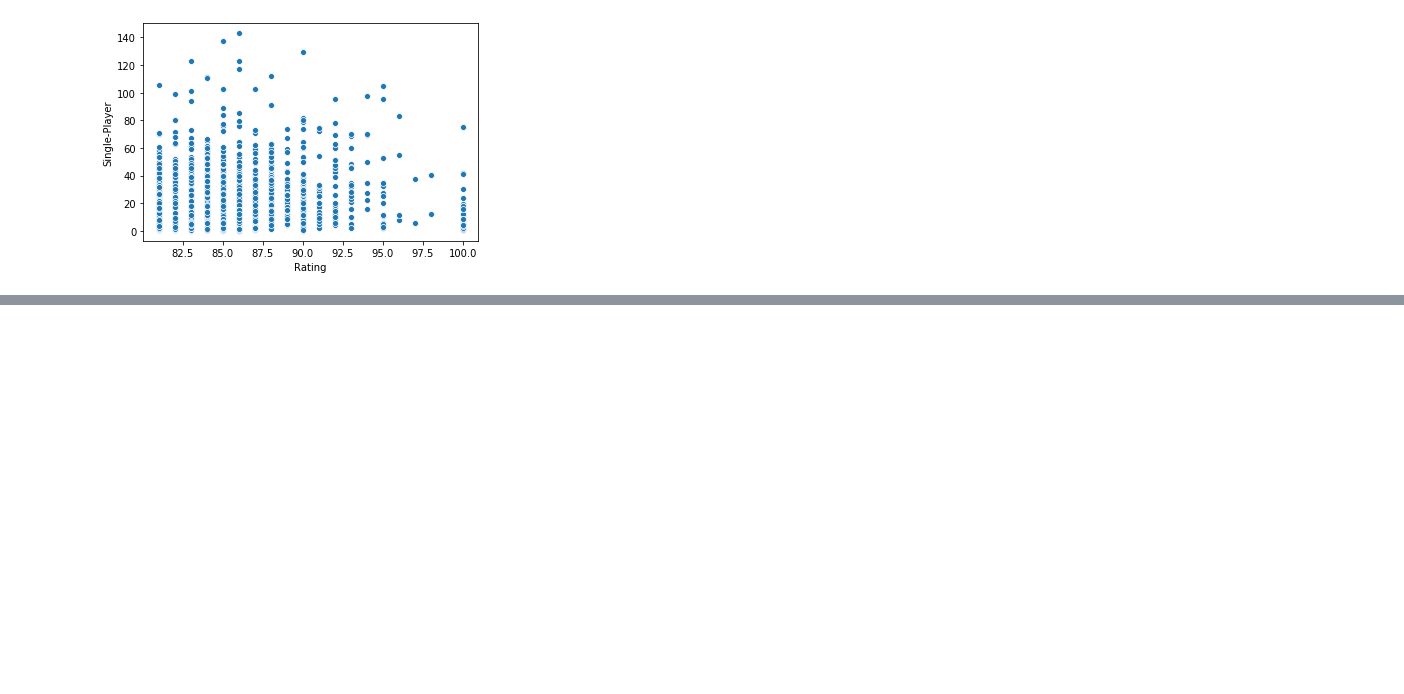
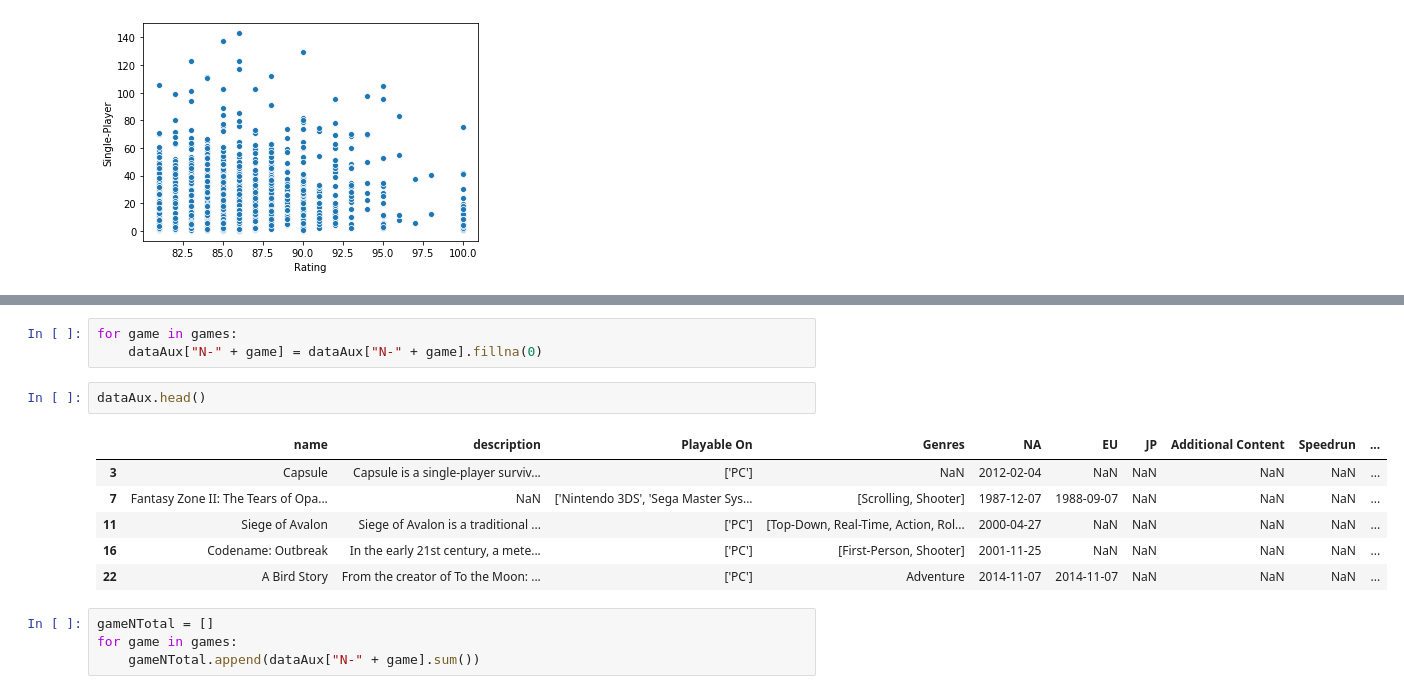
Before and after one commit to TFM-UAH-ammz/MainScrappingTool, a Jupyter notebook: src/dataAnalysis/analysis.ipynb, the cells around one changed output, grey strips where cells are left out. Saved outputs shown, nothing was run; the diff lists cells and outputs as text; blank space fills up the shorter version.

```diff
--- a/src/dataAnalysis/analysis.ipynb
+++ b/src/dataAnalysis/analysis.ipynb
@@ -260,0 +348,16 @@ sns.scatterplot(rating[(rating > 80) & (spMainStory < 150)], spMainStory[(rating
+# %%
+for game in games:
+    dataAux["N-" + game] = dataAux["N-" + game].fillna(0)
+# %%
+dataAux.head()
+# %% [output]
+|  | name | description | Playable On | Genres | NA | EU | JP | Additional Content | Speedrun | ... |
+| 3 | Capsule | Capsule is a single-player surviv... | ['PC'] | NaN | 2012-02-04 | NaN | NaN | NaN | NaN | ... |
+| 7 | Fantasy Zone II: The Tears of Opa... | NaN | ['Nintendo 3DS', 'Sega Master Sys... | [Scrolling, Shooter] | 1987-12-07 | 1988-09-07 | NaN | NaN | NaN | ... |
+| 11 | Siege of Avalon | Siege of Avalon is a traditional ... | ['PC'] | [Top-Down, Real-Time, Action, Rol... | 2000-04-27 | NaN | NaN | NaN | NaN | ... |
+| 16 | Codename: Outbreak | In the early 21st century, a mete... | ['PC'] | [First-Person, Shooter] | 2001-11-25 | NaN | NaN | NaN | NaN | ... |
+| 22 | A Bird Story | From the creator of To the Moon: ... | ['PC'] | Adventure | 2014-11-07 | 2014-11-07 | NaN | NaN | NaN | ... |
+# %%
+gameNTotal = []
+for game in games:
+    gameNTotal.append(dataAux["N-" + game].sum())
```
Also changed, not shown: parts of 16 cells of this notebook.
